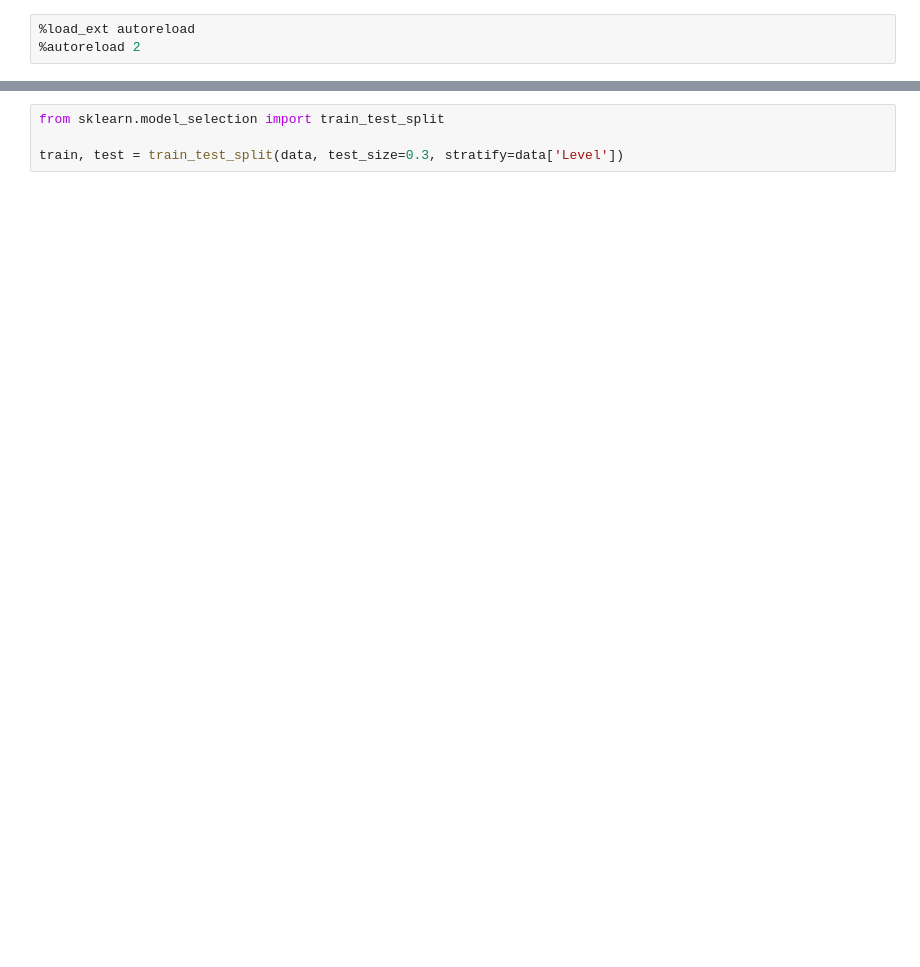
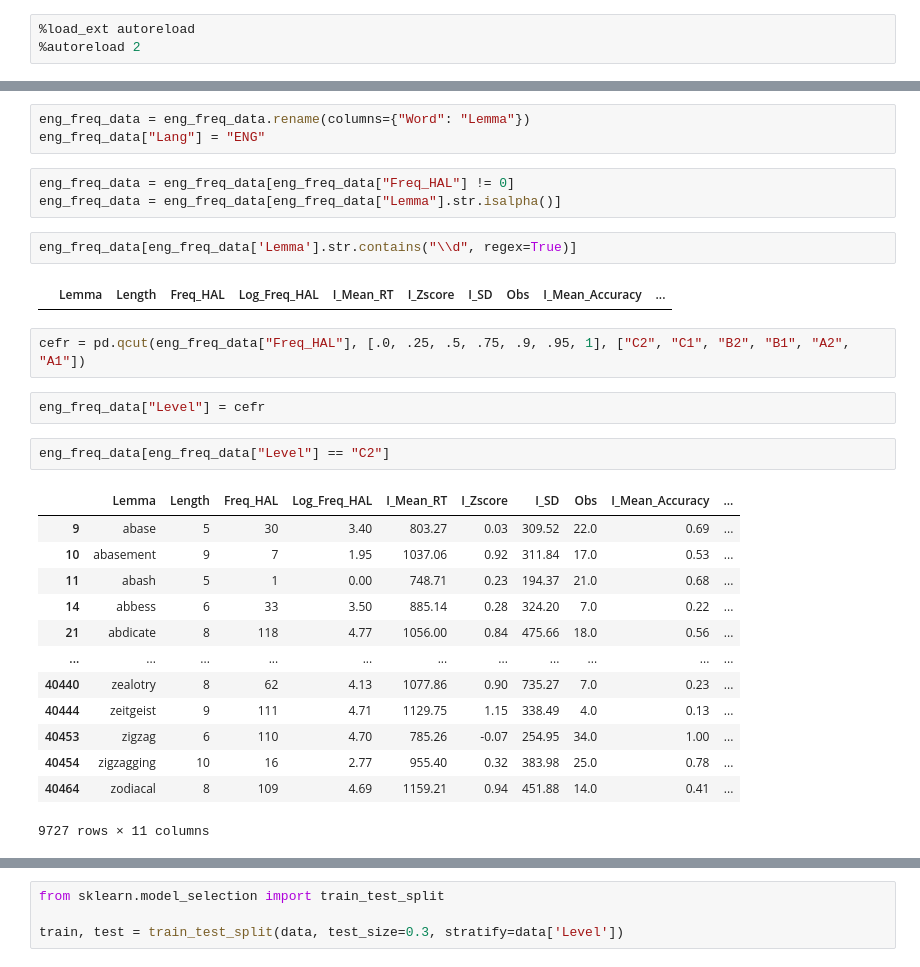
Before and after one commit to TerbiumTB/BilingulalTest, a Jupyter notebook: lemma_level_lang/training.ipynb, the cells around one changed output, grey strips where cells are left out. Drawn from its saved outputs; the diff is of its cells as text; blank space fills up the shorter version.

```diff
--- a/lemma_level_lang/training.ipynb
+++ b/lemma_level_lang/training.ipynb
@@ -44,0 +64,30 @@ data[cefr=="C2"]
+# %%
+eng_freq_data = eng_freq_data.rename(columns={"Word": "Lemma"})
+eng_freq_data["Lang"] = "ENG"
+# %%
+eng_freq_data = eng_freq_data[eng_freq_data["Freq_HAL"] != 0]
+eng_freq_data = eng_freq_data[eng_freq_data["Lemma"].str.isalpha()]
+# %%
+eng_freq_data[eng_freq_data['Lemma'].str.contains("\\d", regex=True)]
+# %% [output]
+|  | Lemma | Length | Freq_HAL | Log_Freq_HAL | I_Mean_RT | I_Zscore | I_SD | Obs | I_Mean_Accuracy | ... |
+# %%
+cefr = pd.qcut(eng_freq_data["Freq_HAL"], [.0, .25, .5, .75, .9, .95, 1], ["C2", "C1", "B2", "B1", "A2", "A1"])
+# %%
+eng_freq_data["Level"] = cefr
+# %%
+eng_freq_data[eng_freq_data["Level"] == "C2"]
+# %% [output]
+|  | Lemma | Length | Freq_HAL | Log_Freq_HAL | I_Mean_RT | I_Zscore | I_SD | Obs | I_Mean_Accuracy | ... |
+| 9 | abase | 5 | 30 | 3.40 | 803.27 | 0.03 | 309.52 | 22.0 | 0.69 | ... |
+| 10 | abasement | 9 | 7 | 1.95 | 1037.06 | 0.92 | 311.84 | 17.0 | 0.53 | ... |
+| 11 | abash | 5 | 1 | 0.00 | 748.71 | 0.23 | 194.37 | 21.0 | 0.68 | ... |
+| 14 | abbess | 6 | 33 | 3.50 | 885.14 | 0.28 | 324.20 | 7.0 | 0.22 | ... |
+| 21 | abdicate | 8 | 118 | 4.77 | 1056.00 | 0.84 | 475.66 | 18.0 | 0.56 | ... |
+| ... | ... | ... | ... | ... | ... | ... | ... | ... | ... | ... |
+| 40440 | zealotry | 8 | 62 | 4.13 | 1077.86 | 0.90 | 735.27 | 7.0 | 0.23 | ... |
+| 40444 | zeitgeist | 9 | 111 | 4.71 | 1129.75 | 1.15 | 338.49 | 4.0 | 0.13 | ... |
+| 40453 | zigzag | 6 | 110 | 4.70 | 785.26 | -0.07 | 254.95 | 34.0 | 1.00 | ... |
+| 40454 | zigzagging | 10 | 16 | 2.77 | 955.40 | 0.32 | 383.98 | 25.0 | 0.78 | ... |
+| 40464 | zodiacal | 8 | 109 | 4.69 | 1159.21 | 0.94 | 451.88 | 14.0 | 0.41 | ... |
+9727 rows × 11 columns
```
Also changed, not shown: parts of 32 cells of this notebook, 8 other files.
